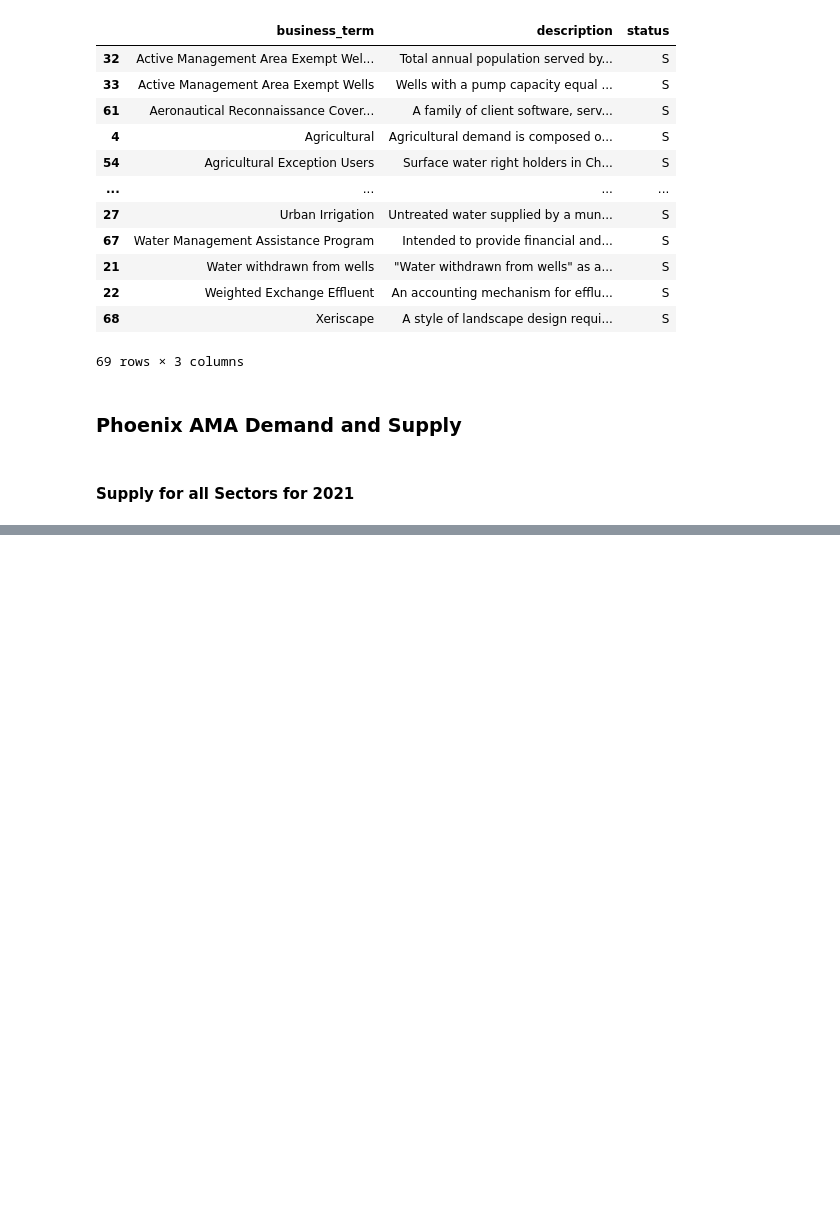
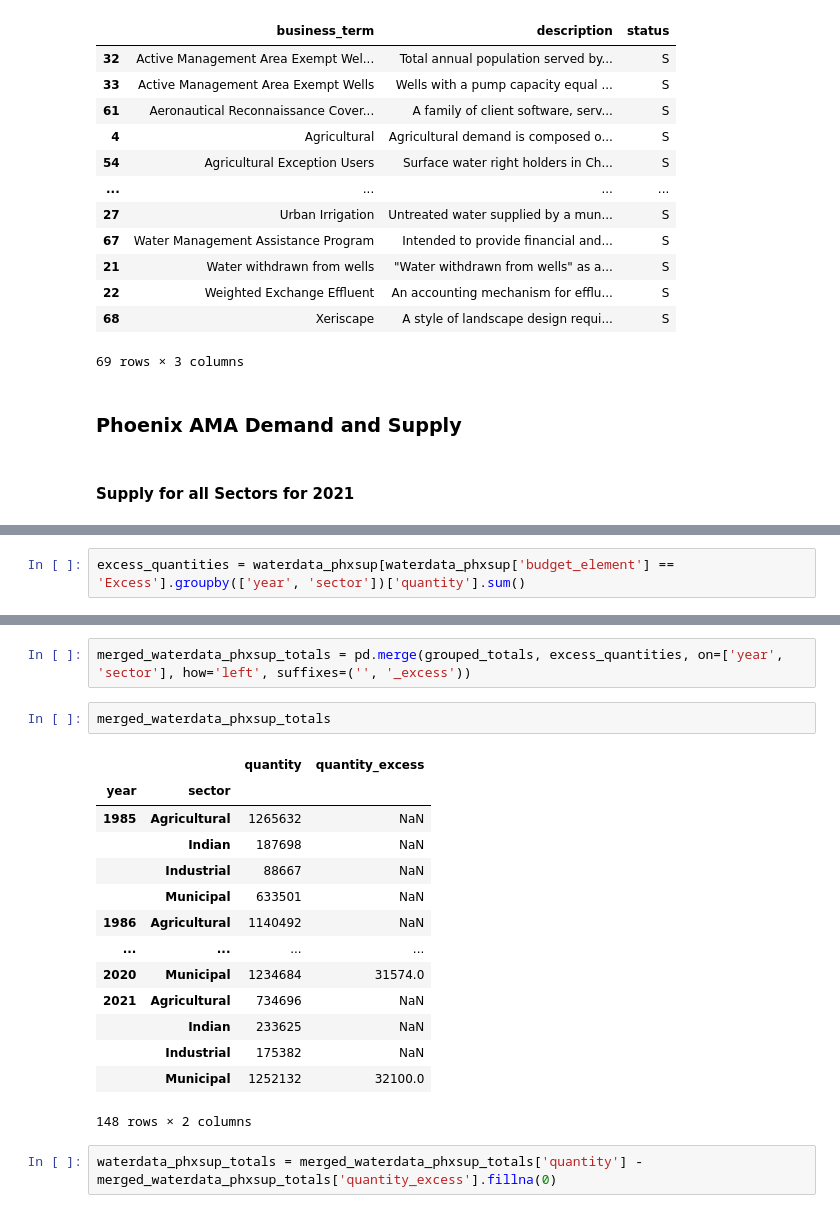
Before and after one commit to markprubin/the-water-boy, a Jupyter notebook: azama_demand_supply.ipynb, the cells around one changed output, grey strips where cells are left out. Cells and saved outputs as stored; diff of their text form; blank space fills up the shorter version.

```diff
--- a/azama_demand_supply.ipynb
+++ b/azama_demand_supply.ipynb
@@ -130,0 +179,2 @@ plt.show()
+# %%
+excess_quantities = waterdata_phxsup[waterdata_phxsup['budget_element'] == 'Excess'].groupby(['year', 'sector'])['quantity'].sum()
@@ -130,0 +201,21 @@ plt.show()
+# %%
+merged_waterdata_phxsup_totals = pd.merge(grouped_totals, excess_quantities, on=['year', 'sector'], how='left', suffixes=('', '_excess'))
+# %%
+merged_waterdata_phxsup_totals
+# %% [output]
+|  |  | quantity | quantity_excess |
+| year | sector |  |  |
+| 1985 | Agricultural | 1265632 | NaN |
+|  | Indian | 187698 | NaN |
+|  | Industrial | 88667 | NaN |
+|  | Municipal | 633501 | NaN |
+| 1986 | Agricultural | 1140492 | NaN |
+| ... | ... | ... | ... |
+| 2020 | Municipal | 1234684 | 31574.0 |
+| 2021 | Agricultural | 734696 | NaN |
+|  | Indian | 233625 | NaN |
+|  | Industrial | 175382 | NaN |
+|  | Municipal | 1252132 | 32100.0 |
+148 rows × 2 columns
+# %%
+waterdata_phxsup_totals = merged_waterdata_phxsup_totals['quantity'] - merged_waterdata_phxsup_totals['quantity_excess'].fillna(0)
```
Also changed, not shown: parts of 17 cells of this notebook, 1 other file.
